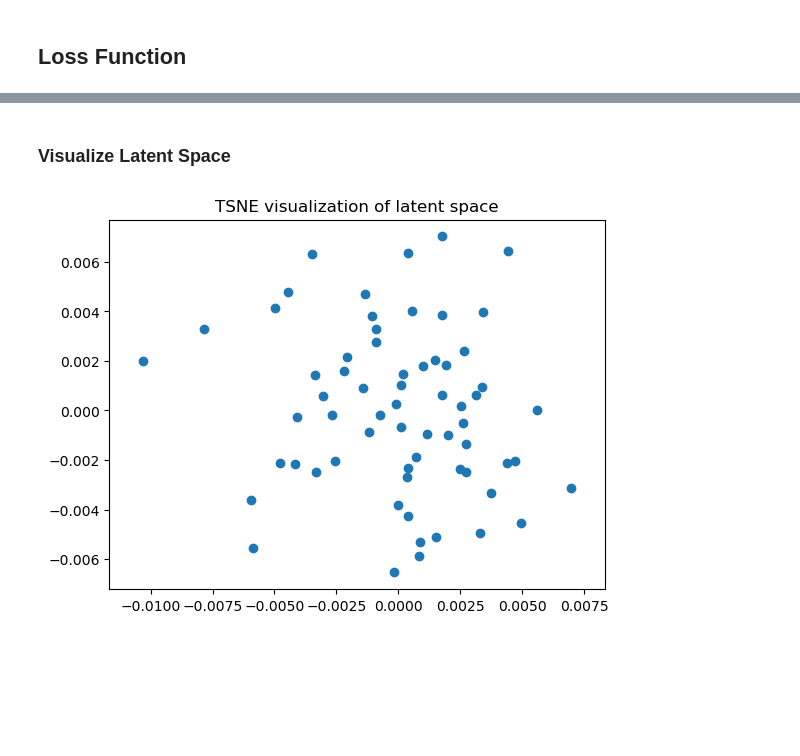
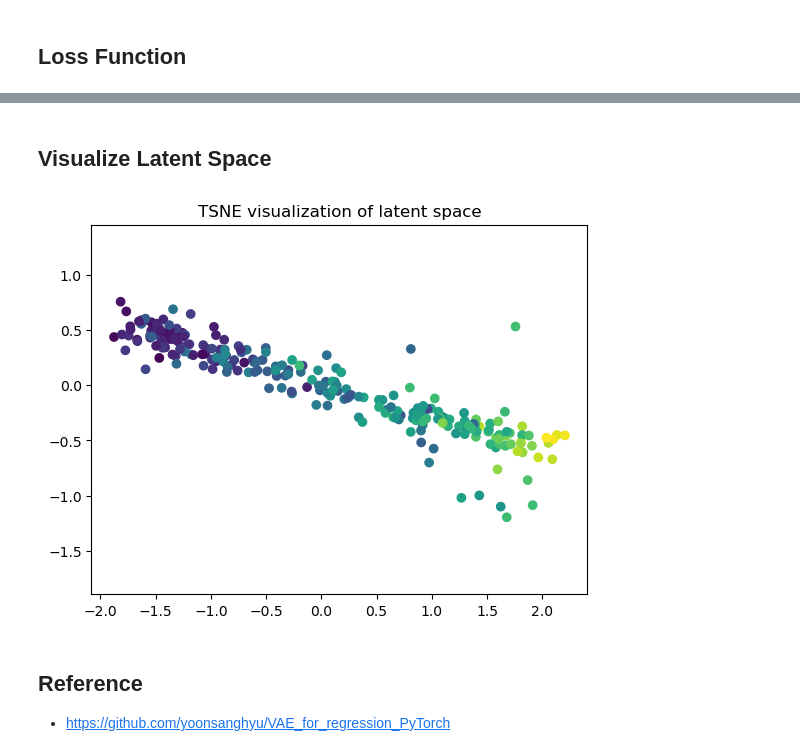
Before and after one commit to albertkao227/VAE-for-regression-pytorch, a Jupyter notebook: vae_for_regression.ipynb, the cells around one changed output, grey strips where cells are left out. Cells and saved outputs as stored; diff of their text form; code cells hidden in the pictures; blank space fills up the shorter version.

```diff
--- a/vae_for_regression.ipynb
+++ b/vae_for_regression.ipynb
@@ -42,8 +40,8 @@ def sampling(mean, log_var):
     Returns:
         z (tensor): sampled latent vector
     '''
-    print(type(mean), type(log_var))
-    epsilon = torch.randn_like(torch.Tensor(mean))
+    #print(type(mean), type(log_var))
+    epsilon = torch.randn_like(mean)
     return mean + torch.exp(0.5*log_var)*epsilon
 # %% [markdown]
 ## Build VAE Regression Model
@@ -105,7 +101,4 @@ class Decoder(nn.Module):
         x = self.act2(self.fc2(x))
         x = self.fc3(x)
         return x
-# %%
-encoder = Encoder(original_dim, 32, 8) #to(device)
-decoder = Decoder(original_dim, 32, 8) #.to(device)
 # %% [markdown]
@@ -146,0 +138,3 @@ def loss_function(inputs_x, outputs, inputs_r, r_mean, r_logvar, z_mean, z_log_v
+# %%
+print('Number of records:', len(ground_truth_r))
+ground_truth_r = np.array(ground_truth_r).reshape(-1, 1)
@@ -230,23 +224,29 @@ R2 Variance score: -0.013
 # %% [markdown]
-### Visualize Latent Space
+## Visualize Latent Space
+# %%
+r_mean, r_logvar, r, z_mean, z_logvar, z, pz_mean = encoder(torch.Tensor(training_feature).to(device))
 # %%
 
 tsne = MDS(n_components=2, random_state=0)
-X_2d = tsne.fit_transform(z_mean.detach().numpy())
+X_2d = tsne.fit_transform(z_mean.cpu().detach())
 
 #%matplotlib notebook
 fig = plt.figure()
 ax = fig.add_subplot(111)
 
-ax.scatter(X_2d[:, 0], X_2d[:, 1])#, c=ground_truth_r)
+ax.scatter(X_2d[:, 0], X_2d[:, 1], c=ground_truth_r)
 plt.title('TSNE visualization of latent space')
 ax.axis('equal')
 
 ## Train the network
 np.random.seed(0)
 skf = StratifiedKFold(n_splits=10)
 pred = np.zeros((ground_truth_r.shape))
 fake = np.zeros((ground_truth_r.shape[0]))
 fake[:300] = 1
 # %% [output]
-[figure, old version]
+[figure, new version]
+# %% [markdown]
+## Reference
+
+- https://github.com/yoonsanghyu/VAE_for_regression_PyTorch
```
Also changed, not shown: parts of 13 cells of this notebook.
